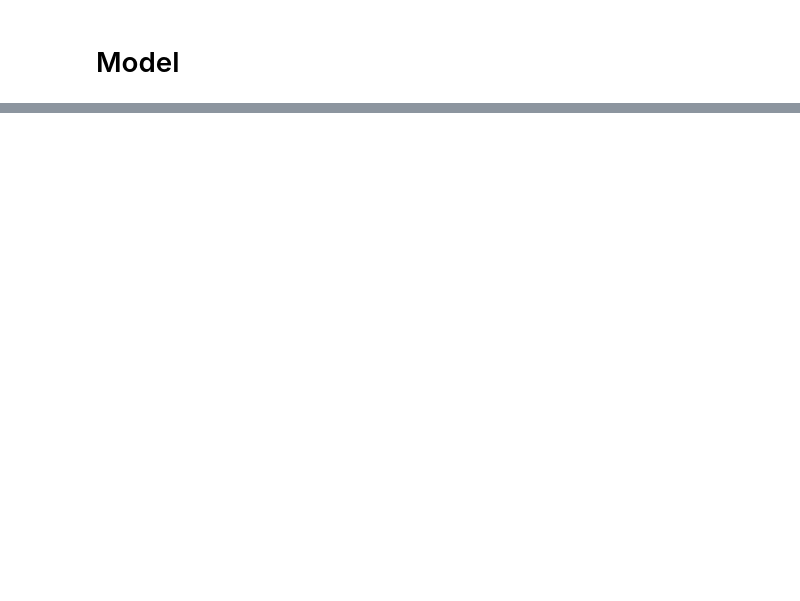
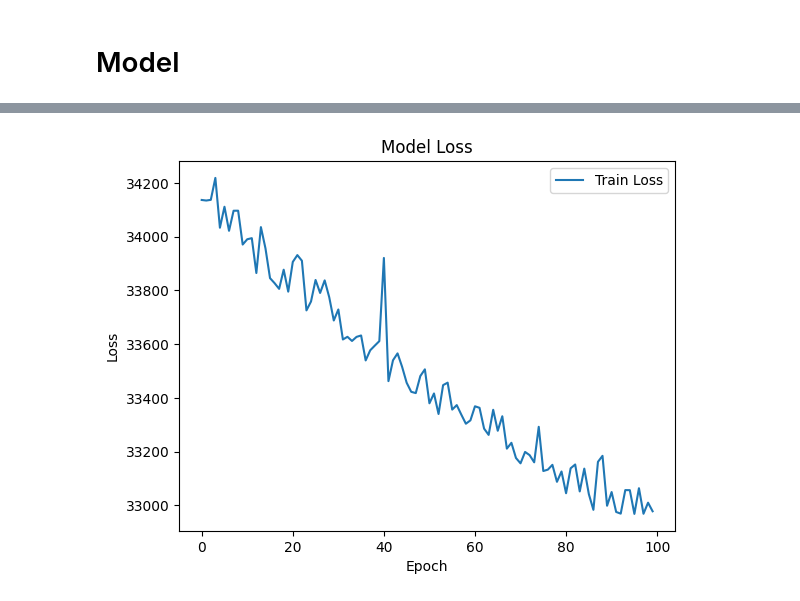
Before and after one commit to niharraju4/Tensorflow, a Jupyter notebook: second_handcars.ipynb, the cells around one changed output, grey strips where cells are left out. Saved outputs shown, nothing was run; the diff lists cells and outputs as text; code cells hidden in the pictures; blank space fills up the shorter version.

Commit message:
training_optimizers

```diff
--- a/second_handcars.ipynb
+++ b/second_handcars.ipynb
@@ -437,0 +464,2 @@ _________________________________________________________________
+# %%
+model.compile(optimizer =Adam(learning_rate=1e-3), loss = tf.keras.losses.Huber())
@@ -437,0 +476,2 @@ _________________________________________________________________
+# %%
+history = model.fit(X, y, epochs = 100, verbose = 1)
@@ -437,0 +536,9 @@ _________________________________________________________________
+# %%
+plt.plot(history.history['loss'])
+plt.title('Model Loss')
+plt.ylabel('Loss')
+plt.xlabel('Epoch')
+plt.legend(['Train Loss'], loc='upper right')
+plt.show()
+# %% [output]
+[figure, added]
```
Also changed, not shown: parts of 20 cells of this notebook.
